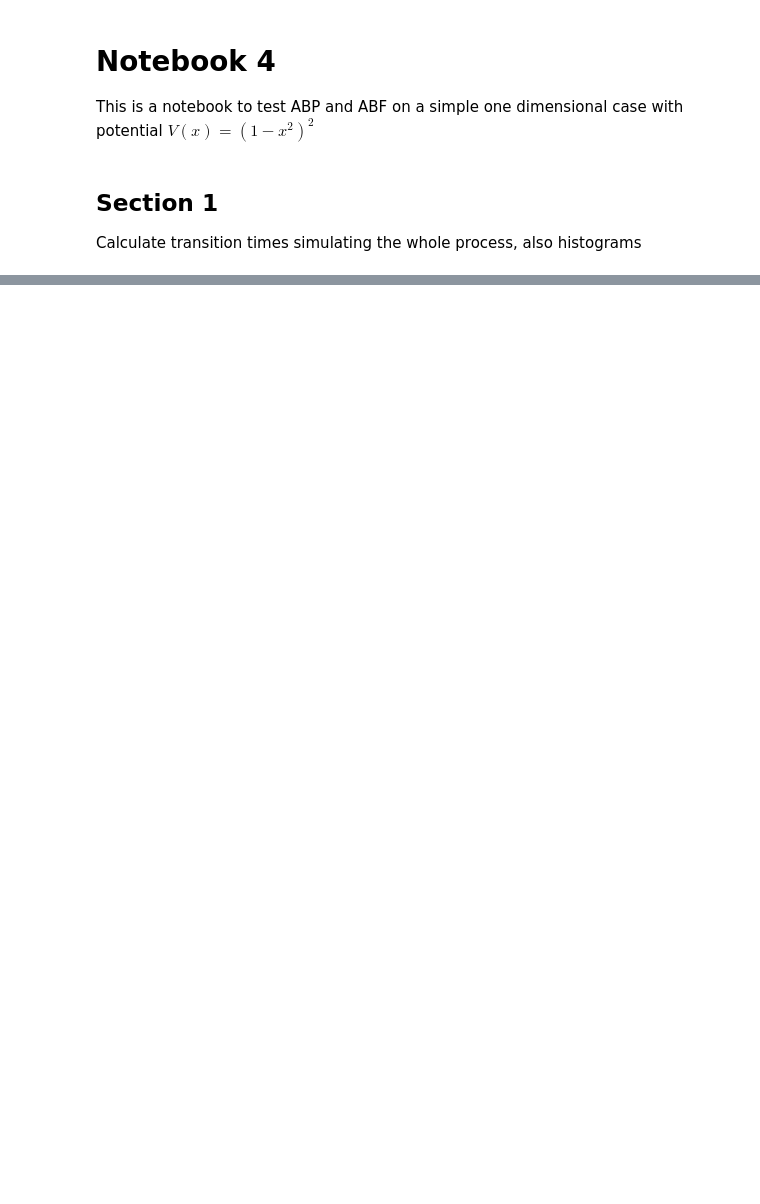
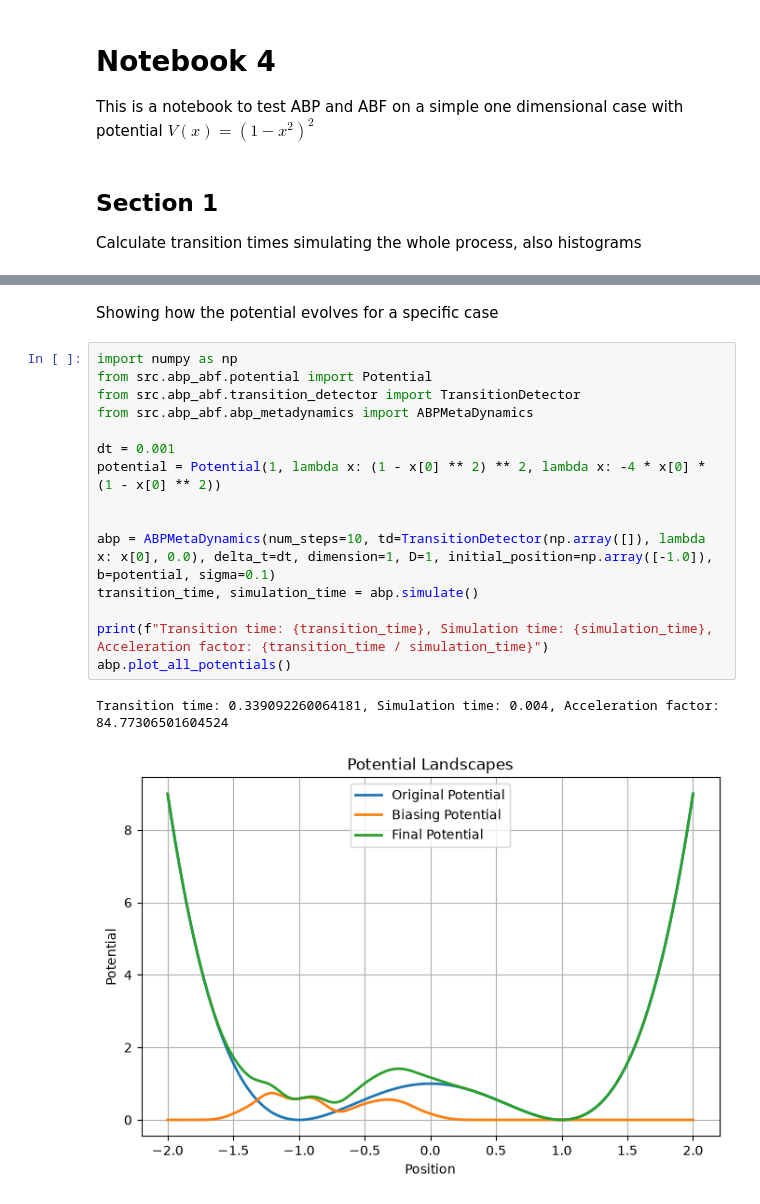
Before and after one commit to JuanCarlosPrieto/STAGE, a Jupyter notebook: project/notebooks/simple_abp_abf_1dimension.ipynb, the cells around one changed output, grey strips where cells are left out. Saved outputs shown, nothing was run; the diff lists cells and outputs as text; blank space fills up the shorter version.

```diff
--- a/project/notebooks/simple_abp_abf_1dimension.ipynb
+++ b/project/notebooks/simple_abp_abf_1dimension.ipynb
@@ -76,0 +138,20 @@ Standard deviation of transition times: 0.25917989809364766
+# %% [markdown]
+Showing how the potential evolves for a specific case
+# %%
+import numpy as np
+from src.abp_abf.potential import Potential
+from src.abp_abf.transition_detector import TransitionDetector
+from src.abp_abf.abp_metadynamics import ABPMetaDynamics
+
+dt = 0.001
+potential = Potential(1, lambda x: (1 - x[0] ** 2) ** 2, lambda x: -4 * x[0] * (1 - x[0] ** 2))
+
+
+abp = ABPMetaDynamics(num_steps=10, td=TransitionDetector(np.array([]), lambda x: x[0], 0.0), delta_t=dt, dimension=1, D=1, initial_position=np.array([-1.0]), b=potential, sigma=0.1)
+transition_time, simulation_time = abp.simulate()
+
+print(f"Transition time: {transition_time}, Simulation time: {simulation_time}, Acceleration factor: {transition_time / simulation_time}")
+abp.plot_all_potentials()
+# %% [output]
+Transition time: 0.339092260064181, Simulation time: 0.004, Acceleration factor: 84.77306501604524
+[figure, added]
```
Also changed, not shown: parts of 8 cells of this notebook, 2 other files.
